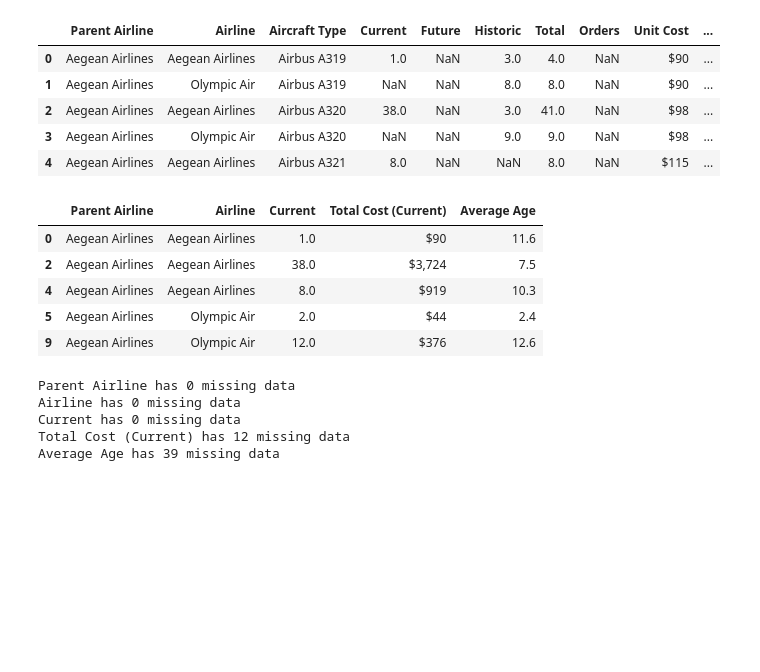
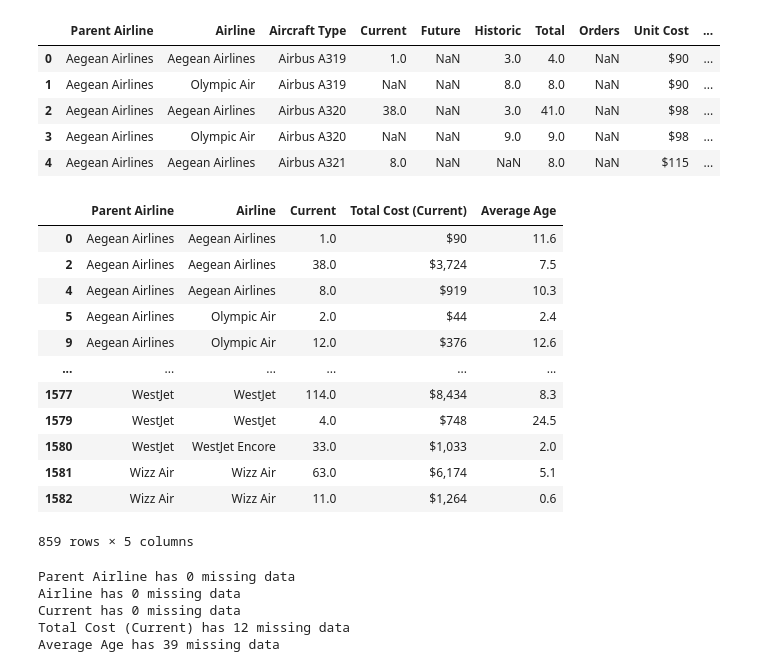
Before and after one commit to Alexlamp/final_project_group1, a Jupyter notebook: Data_ETL.ipynb, the cells around one changed output. Saved outputs shown, nothing was run; the diff lists cells and outputs as text; code cells hidden in the pictures; blank space fills up the shorter version.

```diff
--- a/Data_ETL.ipynb
+++ b/Data_ETL.ipynb
@@ -865,16 +859,23 @@ Fleet_Data_df.head(5)
 # %%
 #dropping columns total, future, historic, orders as irrelevant, keeping only current, only matters how many airline has now
 #if airline doesn't have airlplane it is filtered out
 Fleet_Data_df = Fleet_Data_df.drop(['Total', 'Future', 'Historic', 'Orders','Aircraft Type', 'Unit Cost'],1)
 Fleet_Data_df = Fleet_Data_df.dropna(subset=['Current'])
-Fleet_Data_df.head(5)
+Fleet_Data_df
 # %% [output]
 |  | Parent Airline | Airline | Current | Total Cost (Current) | Average Age |
 | 0 | Aegean Airlines | Aegean Airlines | 1.0 | $90 | 11.6 |
 | 2 | Aegean Airlines | Aegean Airlines | 38.0 | $3,724 | 7.5 |
 | 4 | Aegean Airlines | Aegean Airlines | 8.0 | $919 | 10.3 |
 | 5 | Aegean Airlines | Olympic Air | 2.0 | $44 | 2.4 |
 | 9 | Aegean Airlines | Olympic Air | 12.0 | $376 | 12.6 |
+| ... | ... | ... | ... | ... | ... |
+| 1577 | WestJet | WestJet | 114.0 | $8,434 | 8.3 |
+| 1579 | WestJet | WestJet | 4.0 | $748 | 24.5 |
+| 1580 | WestJet | WestJet Encore | 33.0 | $1,033 | 2.0 |
+| 1581 | Wizz Air | Wizz Air | 63.0 | $6,174 | 5.1 |
+| 1582 | Wizz Air | Wizz Air | 11.0 | $1,264 | 0.6 |
+859 rows × 5 columns
 # %%
 for column in Fleet_Data_df:
     null_nr = Fleet_Data_df[column].isnull().sum()
```
Also changed, not shown: parts of 140 cells of this notebook.
